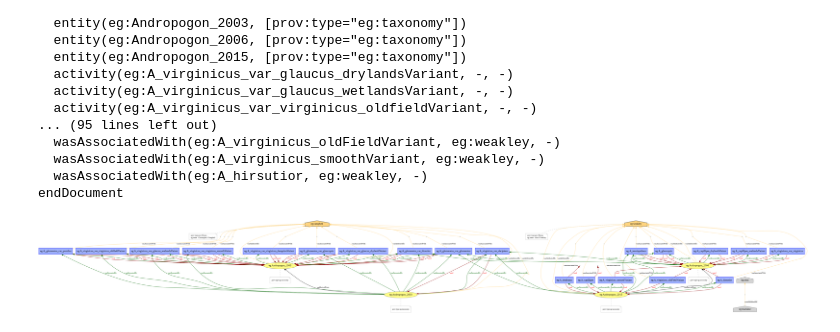
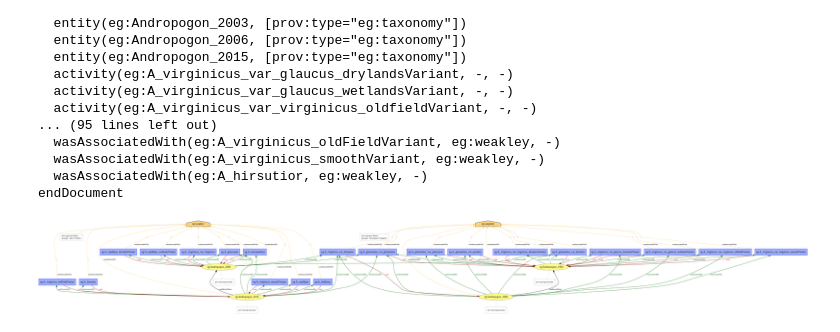
Before and after one commit to yiyunyc2/Euler-AndropogonUseCase, a Jupyter notebook: Taxonomy_Duality_prov.ipynb, the cells around one changed output. Cells and saved outputs as stored; diff of their text form; code cells hidden in the pictures.

```diff
--- a/Taxonomy_Duality_prov.ipynb
+++ b/Taxonomy_Duality_prov.ipynb
@@ -247,6 +247,6 @@ dot = prov_to_dot(d1)
 dot.write_png('taxonomyduality-prov.png')
 # %%
 from IPython.display import Image
-Image('article-prov.png')
+Image('taxonomyduality-prov.png')
 # %% [output]
-[figure, old version]
+[figure, new version]
```
